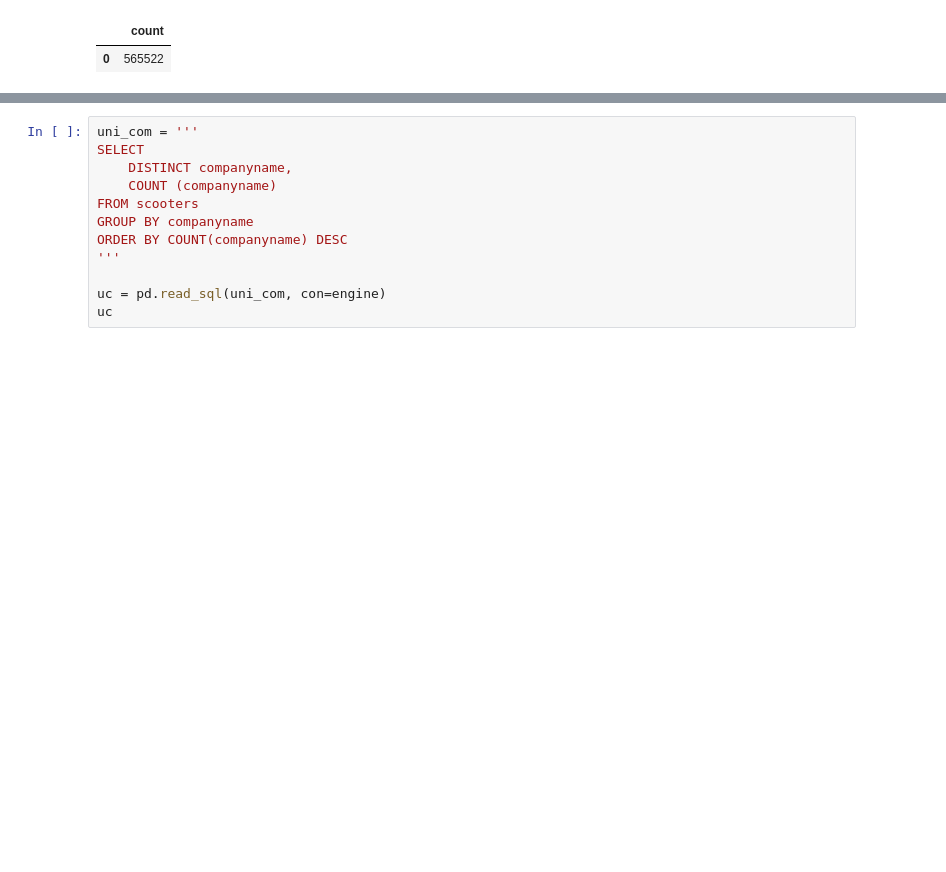
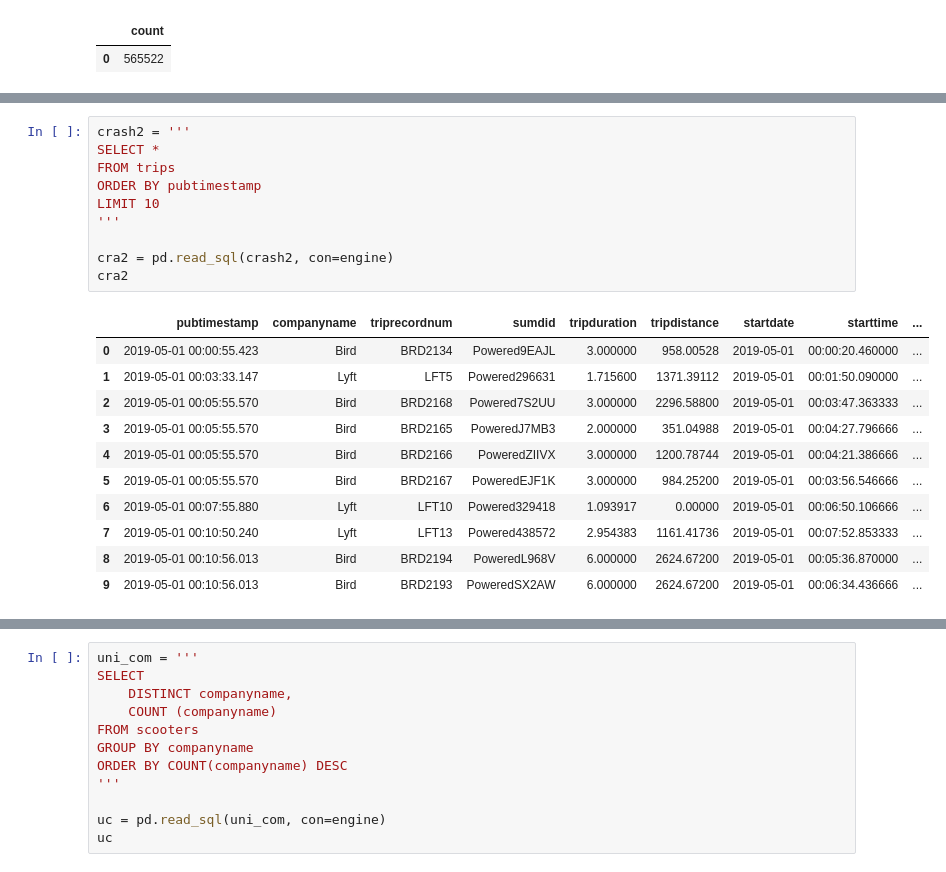
Before and after one commit to NSS-Data-Analytics-Cohort-8/scooter-partner1-badger-badger-python, a Jupyter notebook: notebooks/scoot_scoot.ipynb, the cells around one changed output, grey strips where cells are left out. Drawn from its saved outputs; the diff is of its cells as text; blank space fills up the shorter version.

```diff
--- a/notebooks/scoot_scoot.ipynb
+++ b/notebooks/scoot_scoot.ipynb
@@ -168,3 +168,25 @@ cra
 | 7 | 2019-08-01 02:14:12.163 | SPIN | SPI201 | Powered6219542 | 140.000000 | 239.501320 | 2019-07-31 | 23:54:20 | ... |
 | 8 | 2019-08-01 01:04:46.710 | Lyft | LFT106 | Powered786553 | 69.087417 | 28139.764680 | 2019-07-31 | 23:55:41.390000 | ... |
 | 9 | 2019-08-01 00:59:26.157 | Lime | LIM824111 | Powered7C527S3HH24NS | 24.000000 | 12876.353853 | 2019-07-31 | 23:57:38 | ... |
+# %%
+crash2 = '''
+SELECT *
+FROM trips
+ORDER BY pubtimestamp
+LIMIT 10
+'''
+
+cra2 = pd.read_sql(crash2, con=engine)
+cra2
+# %% [output]
+|  | pubtimestamp | companyname | triprecordnum | sumdid | tripduration | tripdistance | startdate | starttime | ... |
+| 0 | 2019-05-01 00:00:55.423 | Bird | BRD2134 | Powered9EAJL | 3.000000 | 958.00528 | 2019-05-01 | 00:00:20.460000 | ... |
+| 1 | 2019-05-01 00:03:33.147 | Lyft | LFT5 | Powered296631 | 1.715600 | 1371.39112 | 2019-05-01 | 00:01:50.090000 | ... |
+| 2 | 2019-05-01 00:05:55.570 | Bird | BRD2168 | Powered7S2UU | 3.000000 | 2296.58800 | 2019-05-01 | 00:03:47.363333 | ... |
+| 3 | 2019-05-01 00:05:55.570 | Bird | BRD2165 | PoweredJ7MB3 | 2.000000 | 351.04988 | 2019-05-01 | 00:04:27.796666 | ... |
+| 4 | 2019-05-01 00:05:55.570 | Bird | BRD2166 | PoweredZIIVX | 3.000000 | 1200.78744 | 2019-05-01 | 00:04:21.386666 | ... |
+| 5 | 2019-05-01 00:05:55.570 | Bird | BRD2167 | PoweredEJF1K | 3.000000 | 984.25200 | 2019-05-01 | 00:03:56.546666 | ... |
+| 6 | 2019-05-01 00:07:55.880 | Lyft | LFT10 | Powered329418 | 1.093917 | 0.00000 | 2019-05-01 | 00:06:50.106666 | ... |
+| 7 | 2019-05-01 00:10:50.240 | Lyft | LFT13 | Powered438572 | 2.954383 | 1161.41736 | 2019-05-01 | 00:07:52.853333 | ... |
+| 8 | 2019-05-01 00:10:56.013 | Bird | BRD2194 | PoweredL968V | 6.000000 | 2624.67200 | 2019-05-01 | 00:05:36.870000 | ... |
+| 9 | 2019-05-01 00:10:56.013 | Bird | BRD2193 | PoweredSX2AW | 6.000000 | 2624.67200 | 2019-05-01 | 00:06:34.436666 | ... |
```
Also changed, not shown: parts of 10 cells of this notebook.
